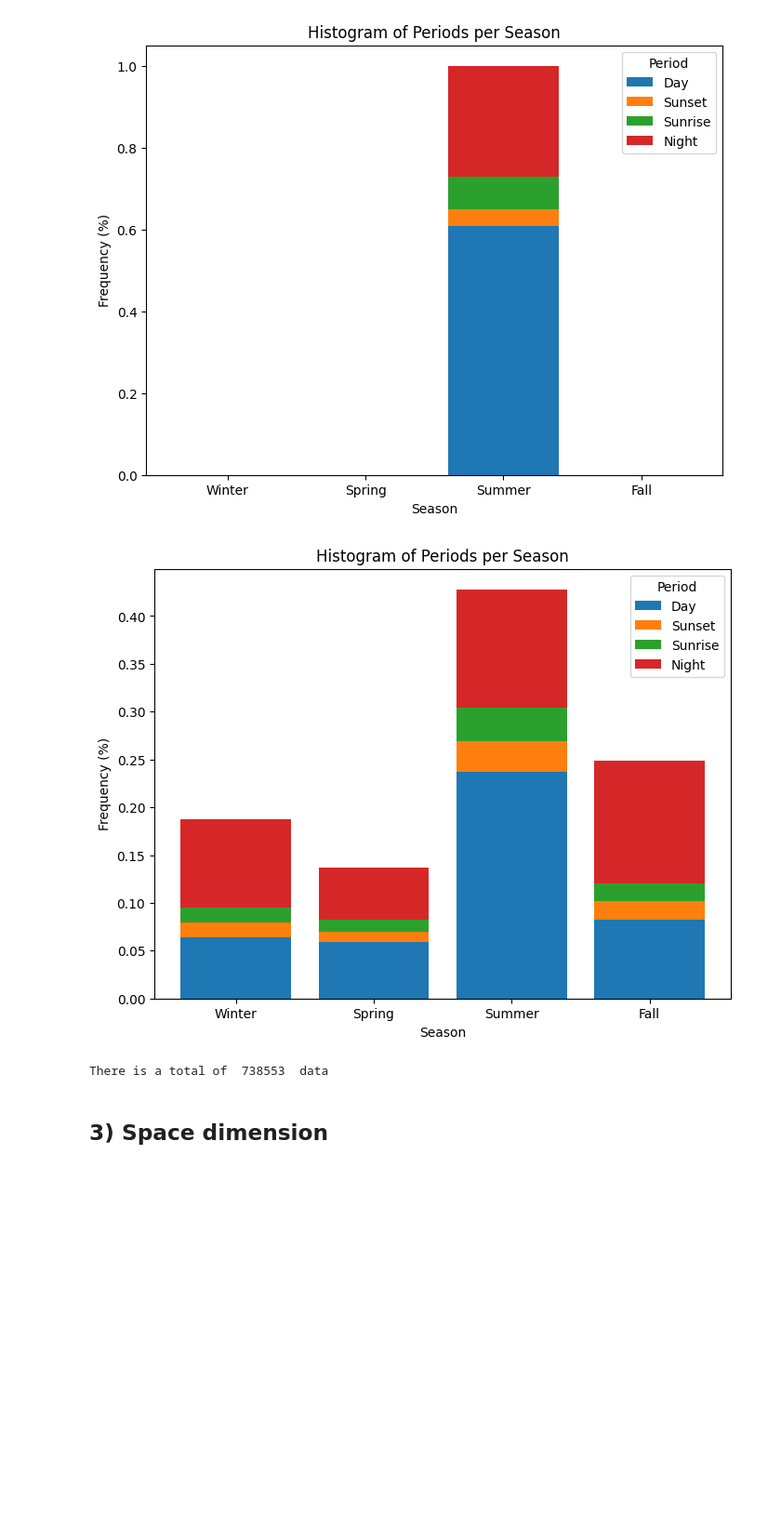
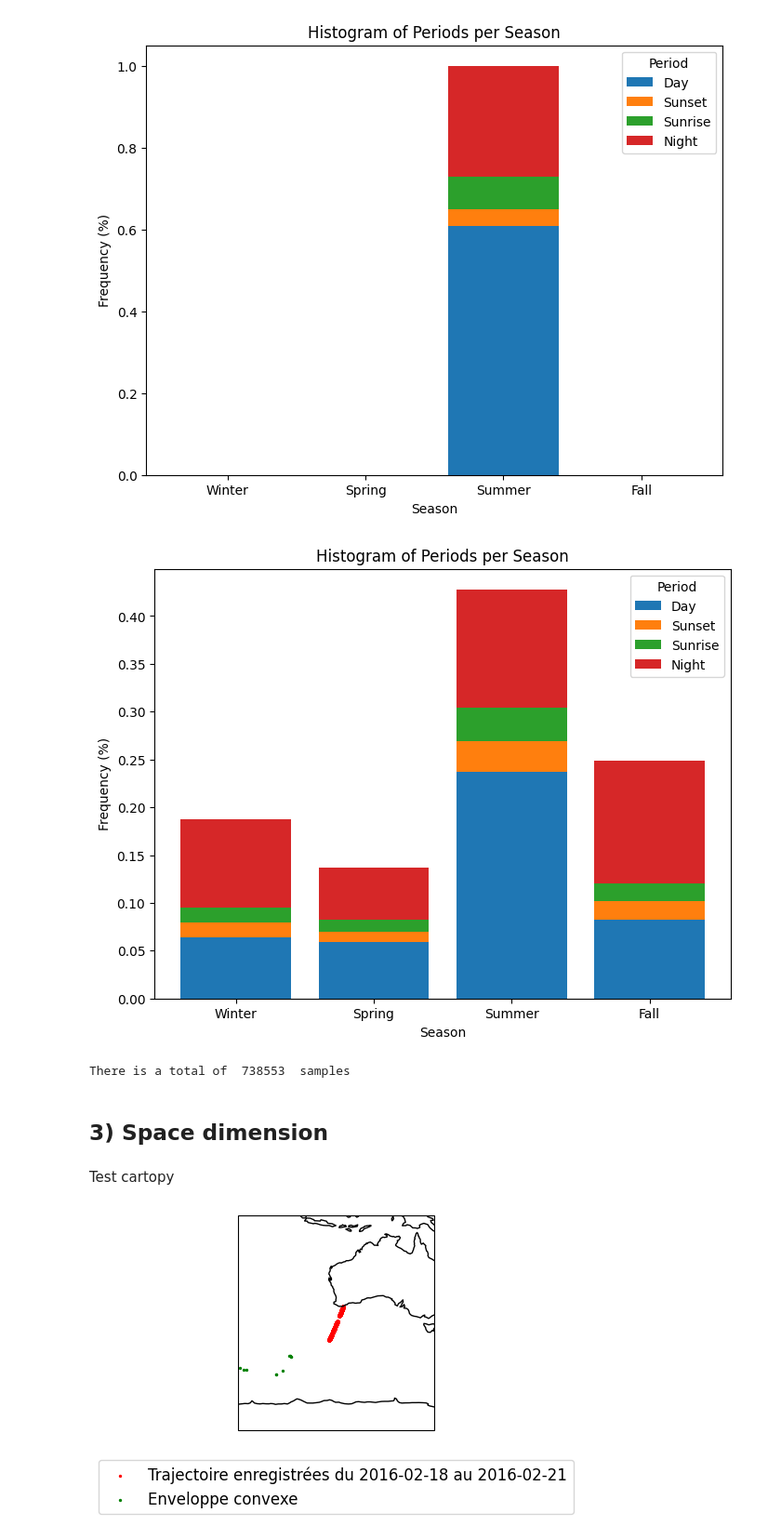
Before and after one commit to EliiseNicolas/Active-acoustic-datasets-analysis, a Jupyter notebook: src/open_netCDF.ipynb, the cells around one changed output. Shown: that part at 93% size. Cells and saved outputs as stored; diff of their text form; code cells hidden in the pictures; blank space fills up the shorter version.

```diff
--- a/src/open_netCDF.ipynb
+++ b/src/open_netCDF.ipynb
@@ -58,12 +88,22 @@ There are 10860 samples in 3th dataset
 # %%
 # Test plot histogram on all nc files of folder
 
-list_cdf_files=get_list_files() # Open folder containing all nc files and get list of all nc files path
-all_seasons_couts, n_all= count_season_all_files(list_cdf_files) # Open file i
-plot_histogram(all_seasons_couts) # Plot histogram
+list_cdf_files=script_func.get_list_files() # Open folder containing all nc files and get list of all nc files path
+all_seasons_couts, n_all= script_func.count_season_all_files(list_cdf_files) # Open file i
+script_func.plot_histogram(all_seasons_couts) # Plot histogram
 print("There is a total of ", n_all, " samples")
 # %% [output]
 [figure]
-There is a total of  738553  data
+There is a total of  738553  samples
 # %% [markdown]
 ## **3) Space dimension**
+# %% [markdown]
+Test cartopy
+# %%
+# Using Cartopy
+list_cdf_files=script_func.get_list_files()    # Get all netcdf files path of folder chosen
+ds = script_func.open_dataset_xr(3, list_cdf_files)    # Open netCDF into xarray
+script_func.display_trajectories(ds, enveloppe=True)      # Display trajectories
+script_func.close_dataset(ds)     # Close dataset
+# %% [output]
+[figure, added]
```
Also changed, not shown: parts of 6 cells of this notebook, 1 other file.
